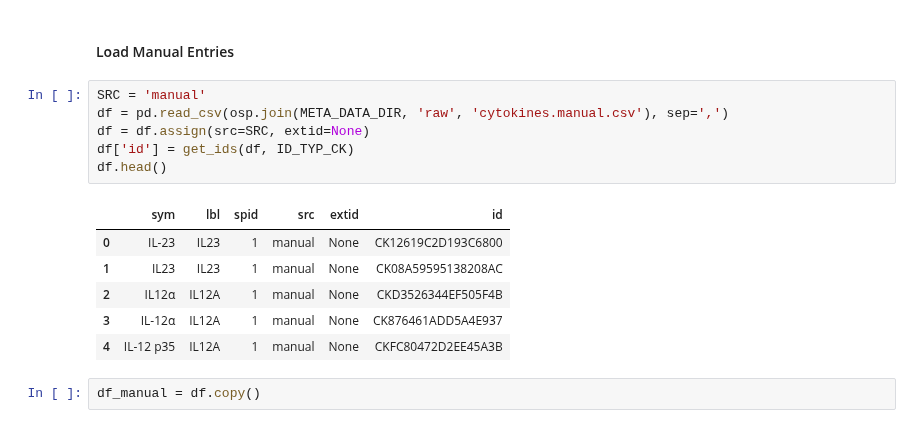
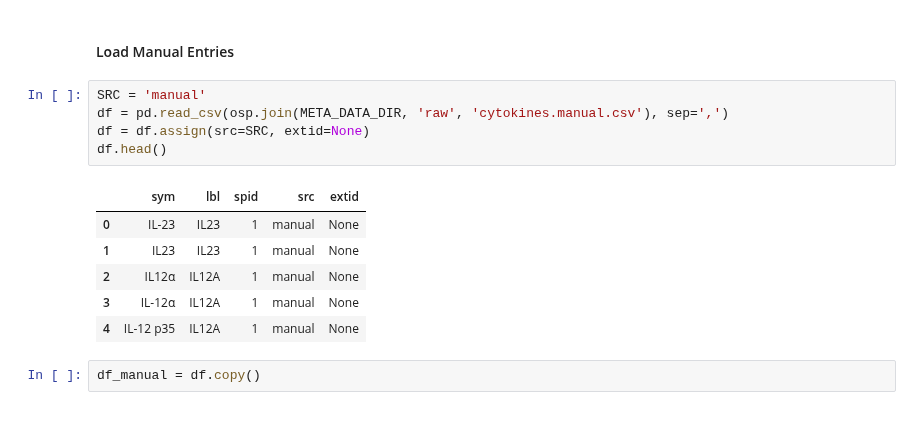
Before and after one commit to hammerlab/t-cell-relation-extraction, a Jupyter notebook: pm_subtype_protein_relations/01-meta.ipynb, the cells around one changed output. Saved outputs shown, nothing was run; the diff lists cells and outputs as text.

```diff
--- a/pm_subtype_protein_relations/01-meta.ipynb
+++ b/pm_subtype_protein_relations/01-meta.ipynb
@@ -229,16 +220,15 @@ df_mygene[df_mygene['lbl'] == 'IL2']
 # %%
 SRC = 'manual'
 df = pd.read_csv(osp.join(META_DATA_DIR, 'raw', 'cytokines.manual.csv'), sep=',')
 df = df.assign(src=SRC, extid=None)
-df['id'] = get_ids(df, ID_TYP_CK)
 df.head()
 # %% [output]
-|  | sym | lbl | spid | src | extid | id |
-| 0 | IL-23 | IL23 | 1 | manual | None | CK12619C2D193C6800 |
-| 1 | IL23 | IL23 | 1 | manual | None | CK08A59595138208AC |
-| 2 | IL12α | IL12A | 1 | manual | None | CKD3526344EF505F4B |
-| 3 | IL-12α | IL12A | 1 | manual | None | CK876461ADD5A4E937 |
-| 4 | IL-12 p35 | IL12A | 1 | manual | None | CKFC80472D2EE45A3B |
+|  | sym | lbl | spid | src | extid |
+| 0 | IL-23 | IL23 | 1 | manual | None |
+| 1 | IL23 | IL23 | 1 | manual | None |
+| 2 | IL12α | IL12A | 1 | manual | None |
+| 3 | IL-12α | IL12A | 1 | manual | None |
+| 4 | IL-12 p35 | IL12A | 1 | manual | None |
 # %%
 df_manual = df.copy()
 # %% [markdown]
```
Also changed, not shown: parts of 31 cells of this notebook, 8 other files.
